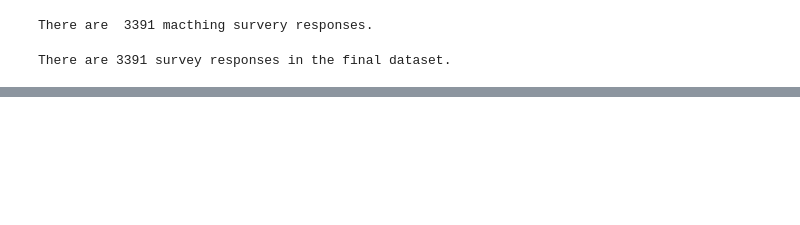
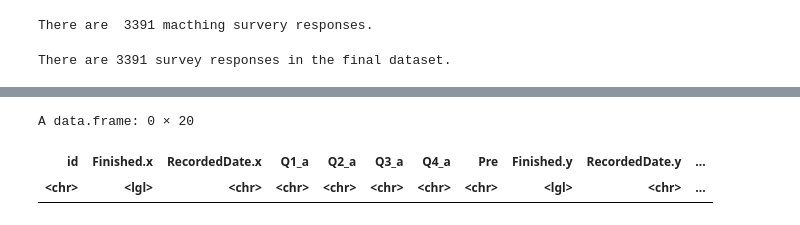
Before and after one commit to pokwir/Jack-Talk-Surveys, a Jupyter notebook: code/data_cleaning.ipynb, the cells around one changed output, grey strips where cells are left out. Cells and saved outputs as stored; diff of their text form; code cells hidden in the pictures; blank space fills up the shorter version.

```diff
--- a/code/data_cleaning.ipynb
+++ b/code/data_cleaning.ipynb
@@ -409,0 +424,21 @@ There are 3391 survey responses in the final dataset.
+# %%
+#QC check for completeness of data. Check subset of columns for blank or NA values
+blank_or_na_rows <- final_df %>%
+  filter(Q1_a == "" | is.na(Q1_a) |
+         Q2_a == "" | is.na(Q2_a) |
+         Q3_a == "" | is.na(Q3_a) |
+         Q4_a == "" | is.na(Q4_a) |
+         Q1_b == "" | is.na(Q1_b) |
+         Q2_b == "" | is.na(Q2_b) |
+         Q3_b == "" | is.na(Q3_b) |
+         Q4_b == "" | is.na(Q4_b) |
+         Q5 == "" | is.na(Q5) |
+         Q6 == "" | is.na(Q6) |
+         Q7 == "" | is.na(Q7) |
+         Q8 == "" | is.na(Q8))
+
+blank_or_na_rows
+# %% [output]
+A data.frame: 0 × 20
+| id | Finished.x | RecordedDate.x | Q1_a | Q2_a | Q3_a | Q4_a | Pre | Finished.y | RecordedDate.y | ... |
+| <chr> | <lgl> | <chr> | <chr> | <chr> | <chr> | <chr> | <chr> | <lgl> | <chr> | ... |
```
Also changed, not shown: parts of 7 cells of this notebook, 9 other files.
